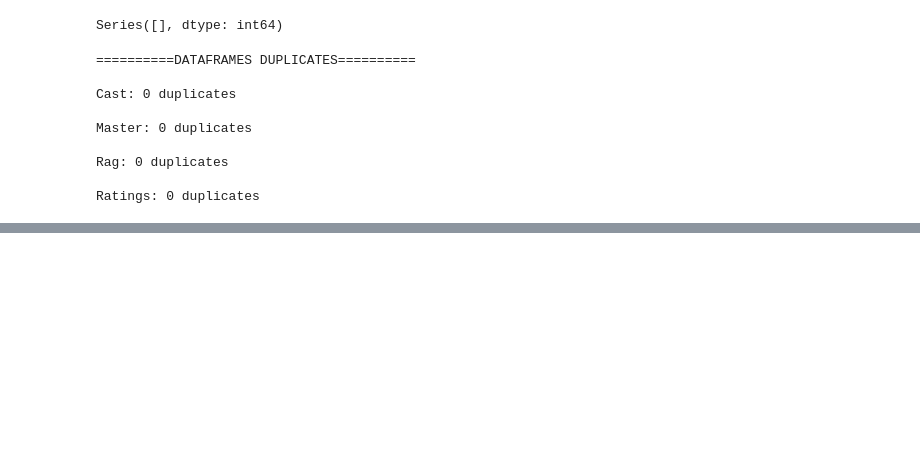
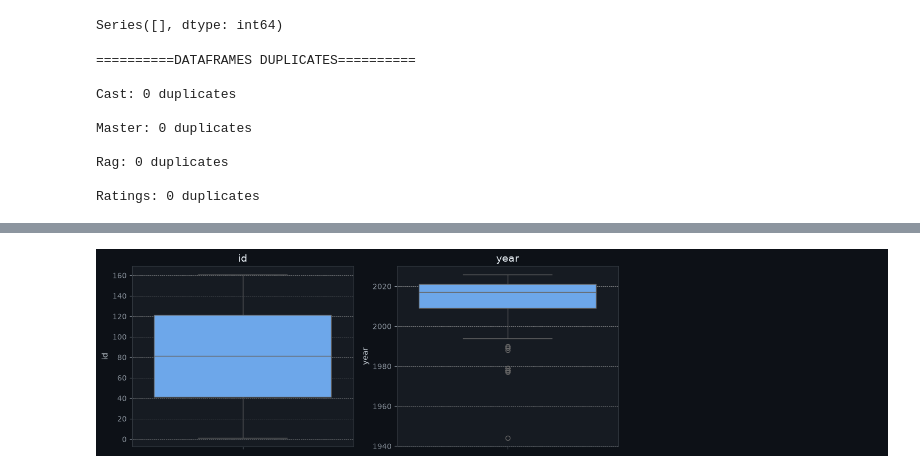
Before and after one commit to Chumus2/MCU-Canon-Classifier, a Jupyter notebook: machine-learning/notebooks/EDA.ipynb, the cells around one changed output, grey strips where cells are left out. Drawn from its saved outputs; the diff is of its cells as text; code cells hidden in the pictures; blank space fills up the shorter version.

```diff
--- a/machine-learning/notebooks/EDA.ipynb
+++ b/machine-learning/notebooks/EDA.ipynb
@@ -333,0 +361,5 @@ Ratings: 0 duplicates
+# %%
+make_anomaly_boxplot(rag, name="Rag")
+rag = rag.drop(columns=["id"], errors='ignore')
+# %% [output]
+[figure, added]
```
Also changed, not shown: parts of 5 cells of this notebook.
